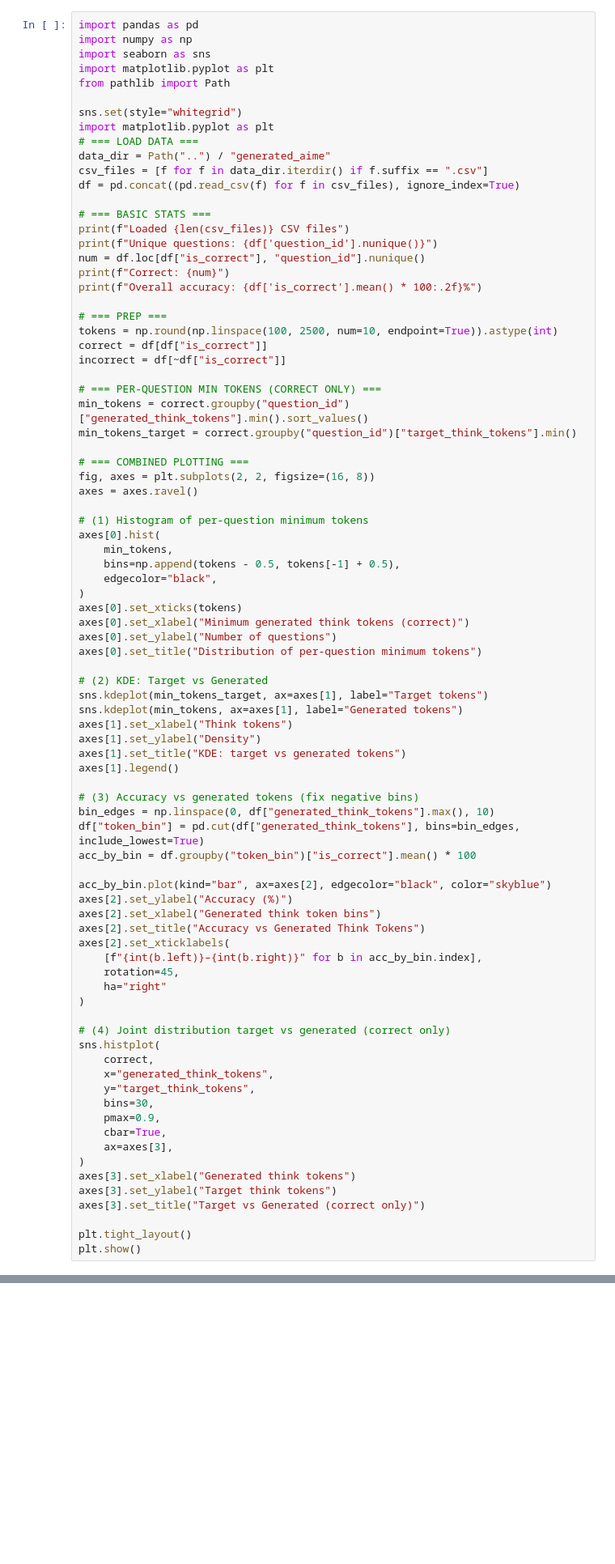
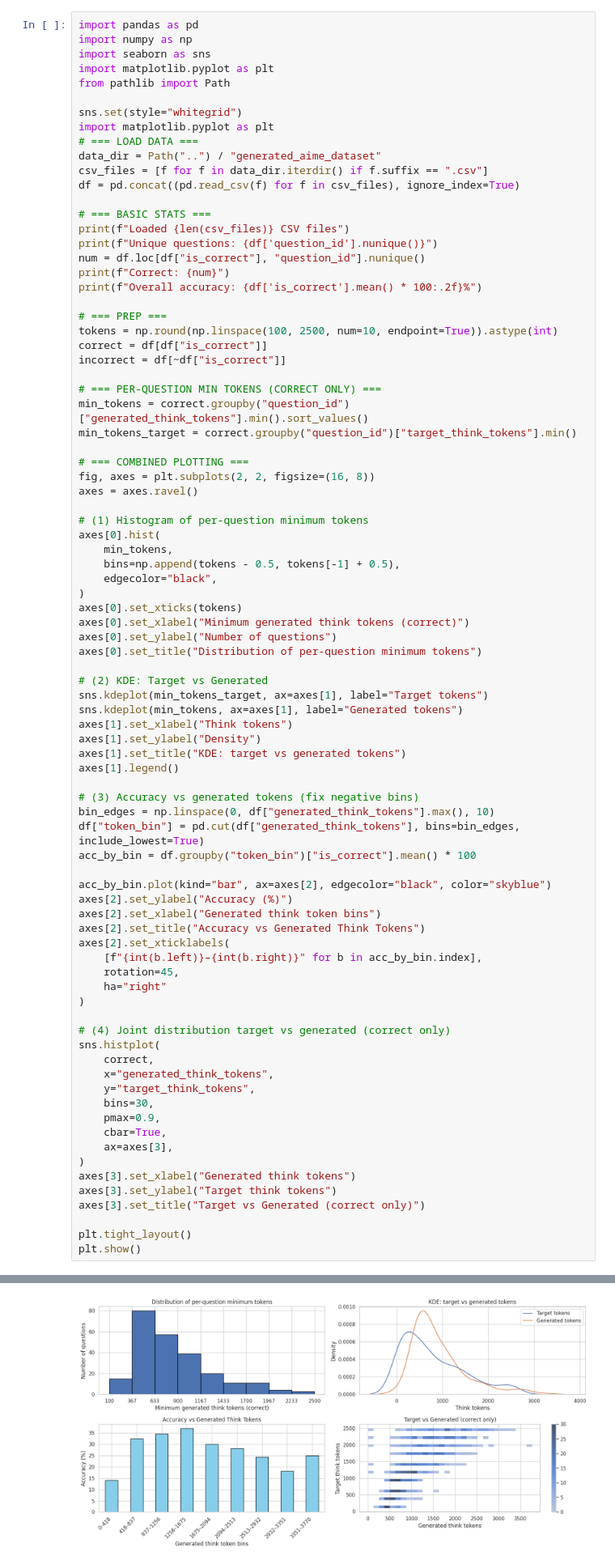
Before and after one commit to SebastianJitaru29/llm-think-too-much, a Jupyter notebook: notebooks/analysis.ipynb, the cells around one changed output, grey strips where cells are left out. Shown at 81% size. Saved outputs shown, nothing was run; the diff lists cells and outputs as text; blank space fills up the shorter version.

Commit message:
running correctly more data

```diff
--- a/notebooks/analysis.ipynb
+++ b/notebooks/analysis.ipynb
@@ -8,7 +8,7 @@ from pathlib import Path
 sns.set(style="whitegrid")
 import matplotlib.pyplot as plt
 # === LOAD DATA ===
-data_dir = Path("..") / "generated_aime"
+data_dir = Path("..") / "generated_aime_dataset"
 csv_files = [f for f in data_dir.iterdir() if f.suffix == ".csv"]
 df = pd.concat((pd.read_csv(f) for f in csv_files), ignore_index=True)
 
@@ -82,3 +82,4 @@ axes[3].set_title("Target vs Generated (correct only)")
 
 plt.tight_layout()
 plt.show()
+# %% [output]
@@ -84,0 +90 @@ plt.show()
+[figure, added]
```
Also changed, not shown: parts of 3 cells of this notebook, 2 other files.
